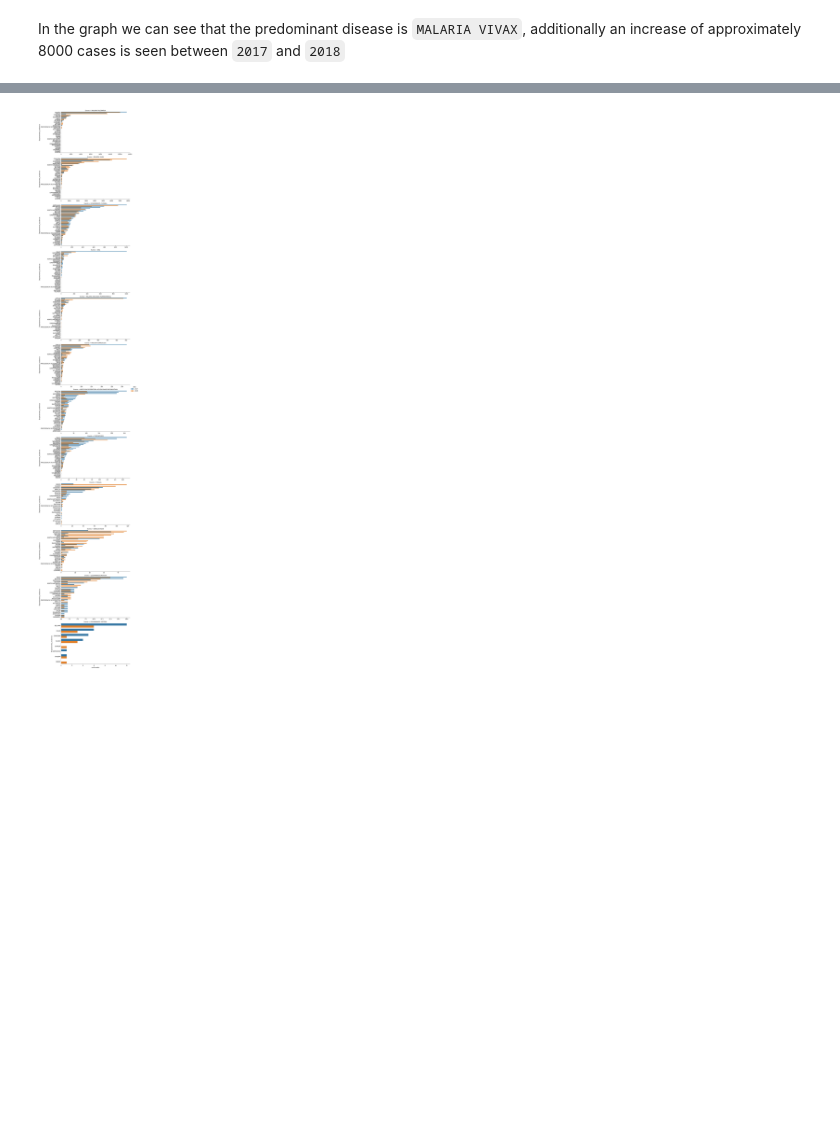
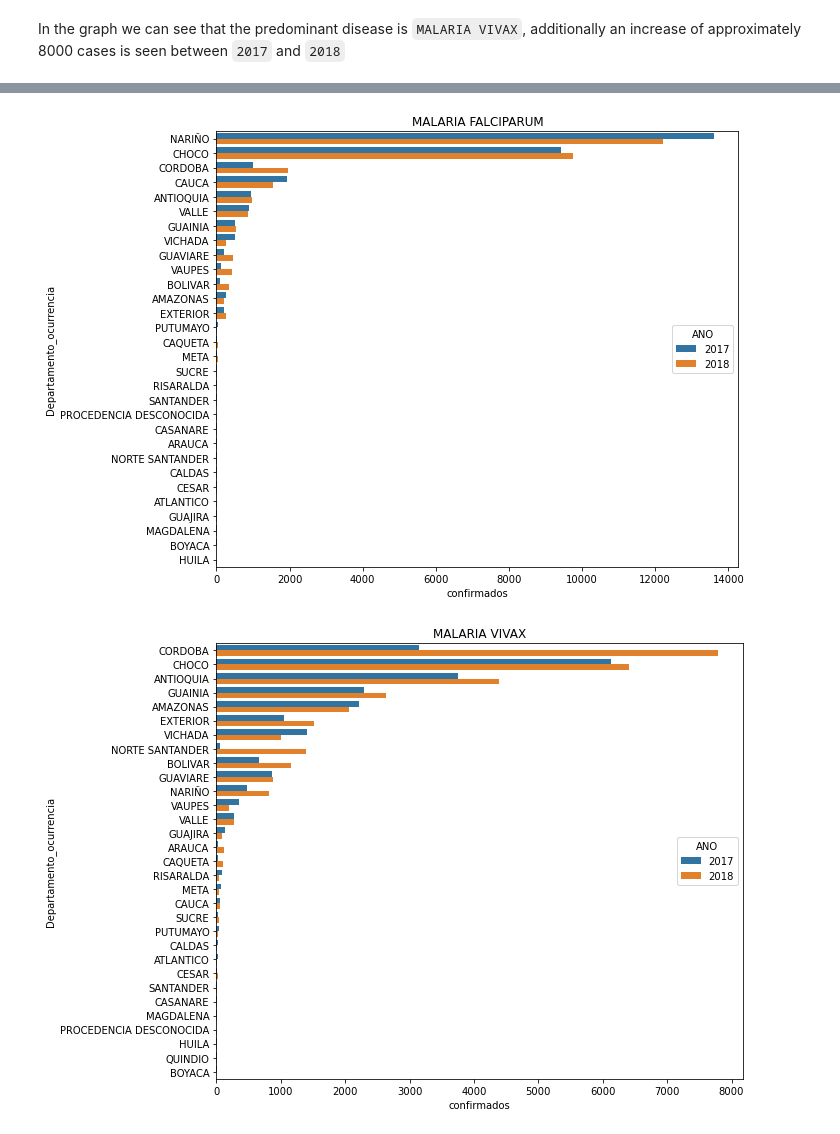
Before and after one commit to Santivg/DS4A-Team14, a Jupyter notebook: notebooks/EDA_sivigila.ipynb, the cells around one changed output, grey strips where cells are left out. Saved outputs shown, nothing was run; the diff lists cells and outputs as text; code cells hidden in the pictures; blank space fills up the shorter version.

```diff
--- a/notebooks/EDA_sivigila.ipynb
+++ b/notebooks/EDA_sivigila.ipynb
@@ -91,7 +91,15 @@ data_group_department_evento=data.groupby(['Departamento_residencia','ANO','Even
                                             reset_index().sort_values(by=['confirmados'], ascending= False)
 # %%
-g = sns.catplot(data=data_group_department_evento, x='confirmados', y='Departamento_residencia', hue='ANO', row='Evento',
-                kind='bar', sharex=False, sharey= False, height=5, aspect=2, )
-plt.savefig('../images/confirmados_Departamento_residencia_ANO.jpg', dpi=600, bbox_inches='tight', pad_inches=0.3)
+# g = sns.catplot(data=data_group_department_evento, x='confirmados', y='Departamento_ocurrencia', hue='ANO', row='Evento',
+#                 kind='bar', sharex=False, sharey= False, height=5, aspect=2)
-# %% [output]
-[figure, removed]
+# %%
+for i in data_group_department_evento.Evento.unique():
+    fig = plt.figure(figsize=(10,7))
+    sns.barplot(data=data_group_department_evento[data_group_department_evento.Evento== i],
+                y="Departamento_ocurrencia", x="confirmados",hue="ANO")
+    plt.title(i)
+    plt.tight_layout()
+    plt.savefig(f"../images/confirmados_enfermedad/{i.replace(' ', '_').swapcase()}.jpg", dpi=300)
+# %% [output]
+[figure, added]
+[figure, added]
```
Also changed, not shown: parts of 3 cells of this notebook, 16 other files.
